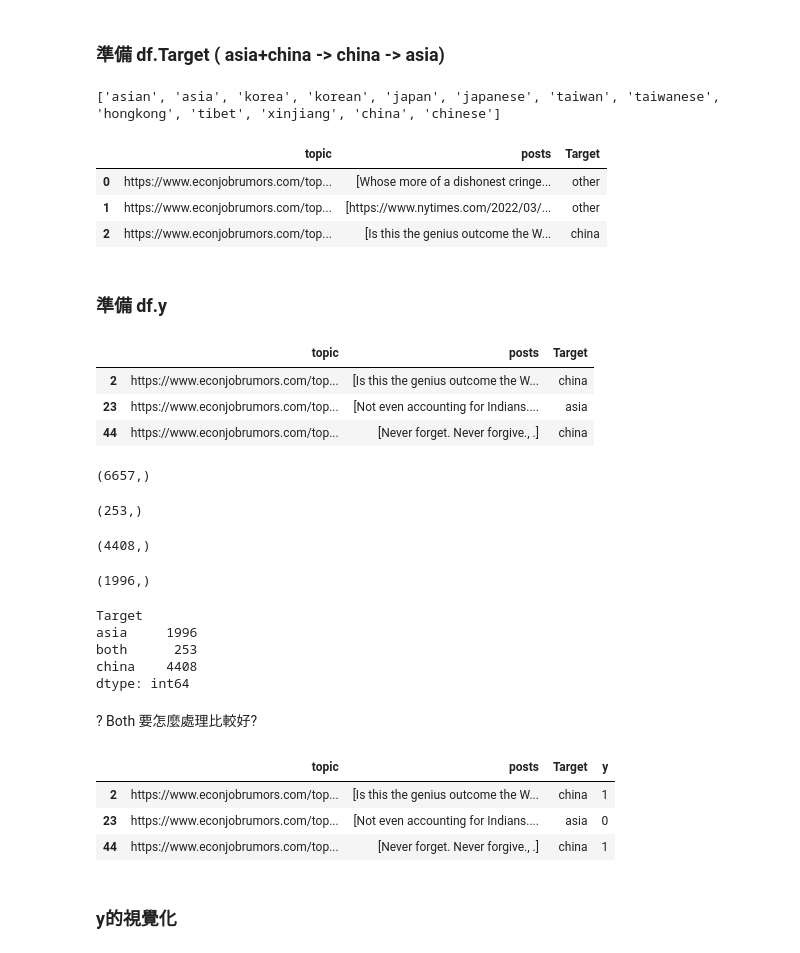
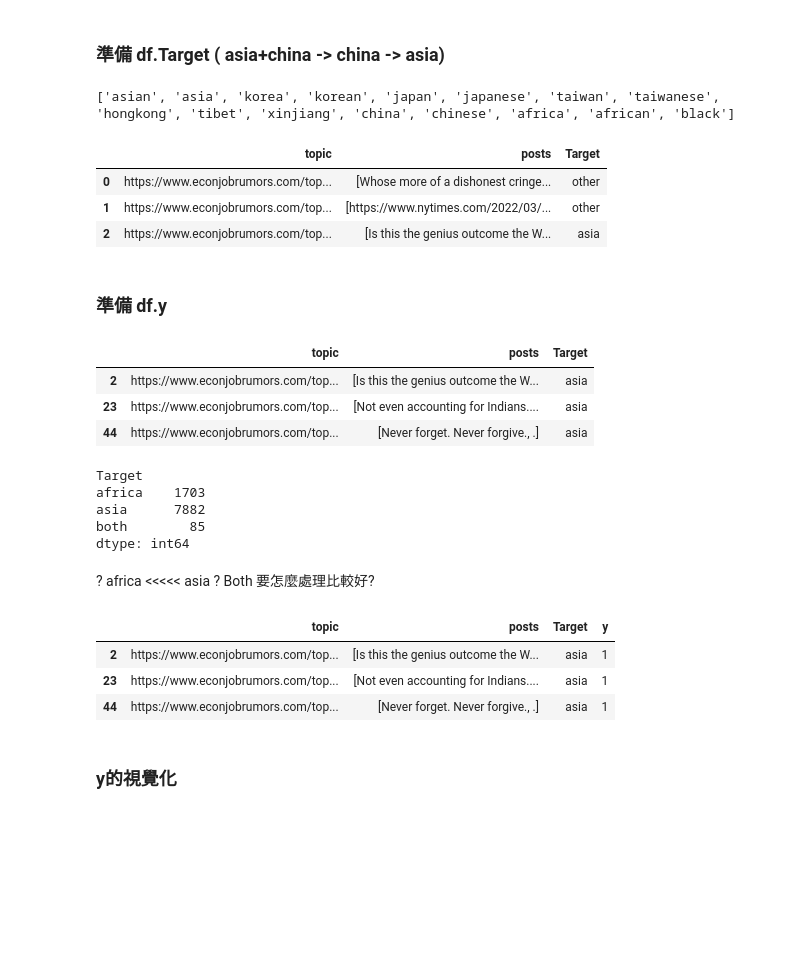
Before and after one commit to y4c6/master_thesis, a Jupyter notebook: EJMR_final.ipynb, the cells around one changed output. Cells and saved outputs as stored; diff of their text form; code cells hidden in the pictures; blank space fills up the shorter version.

```diff
--- a/EJMR_final.ipynb
+++ b/EJMR_final.ipynb
@@ -70,6 +70,9 @@ with open('/content/gdrive/MyDrive/論文相關材料/EJMRpost_11_20.json', 'r')
 
 with open('/content/gdrive/MyDrive/論文相關材料/EJMRpost_21_30.json', 'r') as f:
     file3 = json.load(f)
+
+with open('/content/gdrive/MyDrive/論文相關材料/EJMRpost_31_44.json', 'r') as f:
+    file4 = json.load(f)
 # %%
 def concat_json_files(files: list):
     # concatenate the file in the lists
@@ -79,7 +82,7 @@ def concat_json_files(files: list):
       data['posts'].extend(file['posts'])
     return data
 # %%
-data = concat_json_files([file1, file2, file3])
+data = concat_json_files([file1, file2, file3, file4])
 # %%
 ## 確認合併成功
 len(data['topic'])
@@ -140,10 +143,10 @@ df.shape
 # %% [markdown]
 ### 準備 df.Target ( asia+china -> china -> asia)
 # %%
-asia_target = ['asian', 'asia', 'korea', 'korean', 'japan', 'japanese', 'taiwan', 'taiwanese', 'hongkong', 'tibet', 'xinjiang']
-china_target = ['china', 'chinese']
+asia_target = ['asian', 'asia', 'korea', 'korean', 'japan', 'japanese', 'taiwan', 'taiwanese', 'hongkong', 'tibet', 'xinjiang', 'china', 'chinese']
+africa_target = ['africa', 'african', 'black']
 # %%
-both_target = asia_target + china_target
+both_target = asia_target + africa_target
 print(both_target)
 # %% [output]
-['asian', 'asia', 'korea', 'korean', 'japan', 'japanese', 'taiwan', 'taiwanese', 'hongkong', 'tibet', 'xinjiang', 'china', 'chinese']
+['asian', 'asia', 'korea', 'korean', 'japan', 'japanese', 'taiwan', 'taiwanese', 'hongkong', 'tibet', 'xinjiang', 'china', 'chinese', 'africa', 'african', 'black']
@@ -150,12 +158,12 @@ print(both_target)
 # %%
 # Defining all the conditions inside a function
 def condition(x):
-    if any( word in x for word in asia_target) and any( word in x for word in china_target): #series.str.contains('Mel').any()
+    if any( word in x for word in asia_target) and any( word in x for word in africa_target): #series.str.contains('Mel').any()
         return "both"
     elif any( word in x for word in asia_target):
         return "asia"
-    elif any( word in x for word in china_target):
-        return "china"
+    elif any( word in x for word in africa_target):
+        return "africa"
     else:
         return "other"
 
@@ -166,7 +174,7 @@ df.head(3)
 |  | topic | posts | Target |
 | 0 | https://www.econjobrumors.com/top... | [Whose more of a dishonest cringe... | other |
 | 1 | https://www.econjobrumors.com/top... | [https://www.nytimes.com/2022/03/... | other |
-| 2 | https://www.econjobrumors.com/top... | [Is this the genius outcome the W... | china |
+| 2 | https://www.econjobrumors.com/top... | [Is this the genius outcome the W... | asia |
 # %% [markdown]
 ### 準備 df.y
 # %%
@@ -174,43 +182,28 @@ df = df.drop(df[df['Target'] == 'other'].index)
 df.head(3)
 # %% [output]
 |  | topic | posts | Target |
-| 2 | https://www.econjobrumors.com/top... | [Is this the genius outcome the W... | china |
+| 2 | https://www.econjobrumors.com/top... | [Is this the genius outcome the W... | asia |
 | 23 | https://www.econjobrumors.com/top... | [Not even accounting for Indians.... | asia |
-| 44 | https://www.econjobrumors.com/top... | [Never forget. Never forgive., .] | china |
+| 44 | https://www.econjobrumors.com/top... | [Never forget. Never forgive., .] | asia |
-# %%
-df.Target.shape
-# %% [output]
-(6657,)
-# %%
-df.Target[df.Target == 'both'].shape
-# %% [output]
-(253,)
-# %%
-df.Target[df.Target == 'china'].shape
-# %% [output]
-(4408,)
-# %%
-df.Target[df.Target == 'asia'].shape
-# %% [output]
-(1996,)
 # %%
 df.groupby('Target').size()
 # %% [output]
 Target
-asia     1996
-both      253
-china    4408
+africa    1703
+asia      7882
+both        85
 dtype: int64
 # %% [markdown]
+? africa <<<<< asia
 ? Both 要怎麼處理比較好?
 # %%
-df['y'] = df['Target'].apply(lambda x: 1 if x == 'china' else 0)
+df['y'] = df['Target'].apply(lambda x: 1 if x == 'asia' else 0)
 df.head(3)
 # %% [output]
 |  | topic | posts | Target | y |
-| 2 | https://www.econjobrumors.com/top... | [Is this the genius outcome the W... | china | 1 |
-| 23 | https://www.econjobrumors.com/top... | [Not even accounting for Indians.... | asia | 0 |
-| 44 | https://www.econjobrumors.com/top... | [Never forget. Never forgive., .] | china | 1 |
+| 2 | https://www.econjobrumors.com/top... | [Is this the genius outcome the W... | asia | 1 |
+| 23 | https://www.econjobrumors.com/top... | [Not even accounting for Indians.... | asia | 1 |
+| 44 | https://www.econjobrumors.com/top... | [Never forget. Never forgive., .] | asia | 1 |
 # %% [markdown]
 ### y的視覺化
 # %%
```
Also changed, not shown: parts of 64 cells of this notebook.
